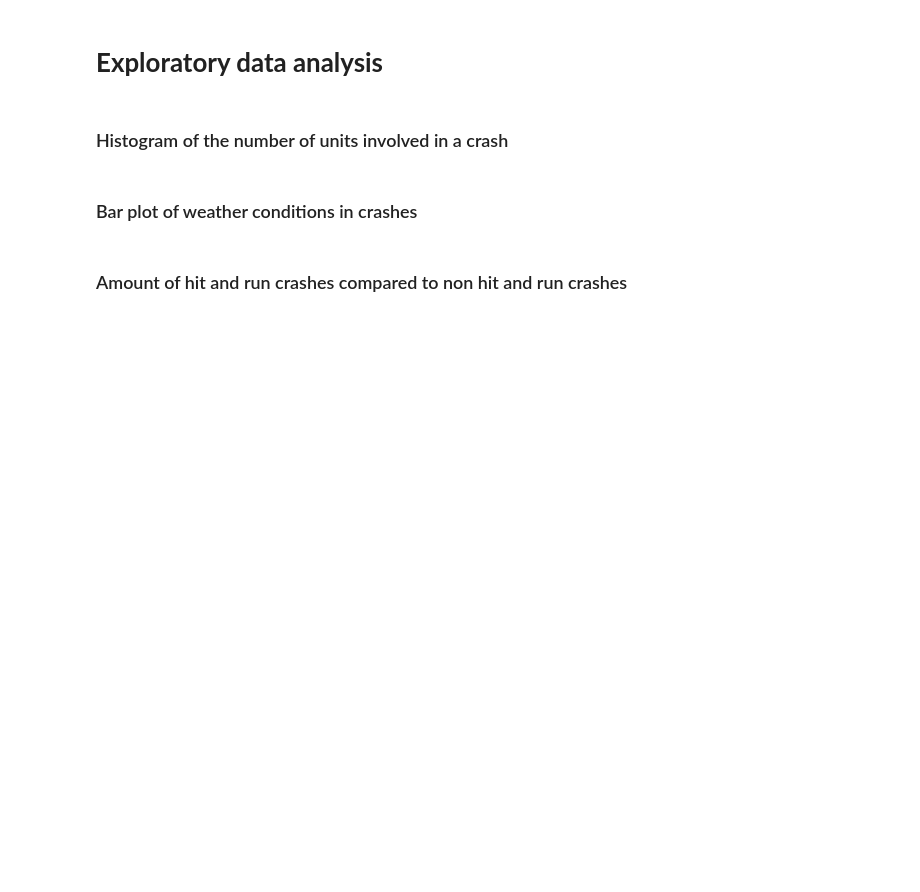
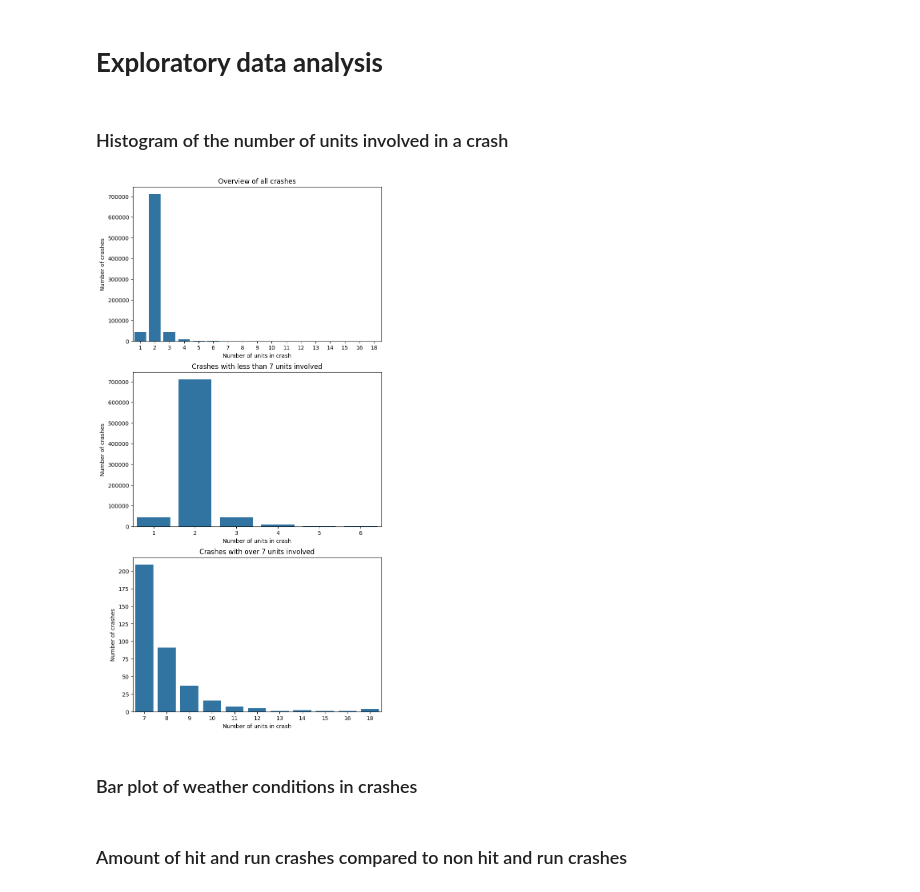
Before and after one commit to jweis4/CS-418-Traffic-Accidents-Analysis-Project, a Jupyter notebook: src/CS-418-Group-16.ipynb, the cells around one changed output. Cells and saved outputs as stored; diff of their text form; code cells hidden in the pictures; blank space fills up the shorter version.

Commit message:
Added an exploratory data analysis of the number of units involved in crashes

```diff
--- a/src/CS-418-Group-16.ipynb
+++ b/src/CS-418-Group-16.ipynb
@@ -27,10 +27,40 @@ The Vehicles data set will provide us information on the make and model of the c
 The People data set tracks several metrics such as the class of driver’s license possessed, whether a safety belt was used, or whether airbags were deployed. This data set will be instrumental in our analysis of the human factor of these crashes, as well as quantifying impact and safety of driving practices. We will also be able to use the crash_record_id to perform any analysis of crash records based on age or sex, which will also be important for our hypotheses and exploratory analysis.
 # %% [markdown]
 ### Cleaning the data
+# %%
+import pandas as pd
+import seaborn as sns
+import matplotlib.pyplot as plt
+
+crashes_df = pd.read_csv('../data/chicago.csv')
 # %% [markdown]
 # **Exploratory data analysis**
 # %% [markdown]
 ### Histogram of the number of units involved in a crash
+# %%
+num_units_count = crashes_df.groupby('NUM_UNITS')['NUM_UNITS'].count()
+
+split_counts = lambda b : crashes_df[b].groupby('NUM_UNITS')['NUM_UNITS'].count()
+num_units_below_t = split_counts(crashes_df['NUM_UNITS'] < 7)
+num_units_above_t = split_counts(crashes_df['NUM_UNITS'] >= 7)
+
+figure, ax = plt.subplots(3, 1, figsize=(8,20))
+
+plot_1 = sns.barplot(num_units_count, ax=ax[0])
+plot_2 = sns.barplot(num_units_below_t, ax=ax[1])
+plot_3 = sns.barplot(num_units_above_t, ax=ax[2])
+
+def set_plot_styles(plot, title):
+    plot.set_title(title)
+    plot.set_ylabel('Number of crashes')
+    plot.set_xlabel('Number of units in crash')
+
+set_plot_styles(plot_1, 'Overview of all crashes')
+set_plot_styles(plot_2, 'Crashes with less than 7 units involved')
+set_plot_styles(plot_3, 'Crashes with over 7 units involved')
+plt.show()
+# %% [output]
+[figure, added]
 # %% [markdown]
 ### Bar plot of weather conditions in crashes
 # %% [markdown]
```
